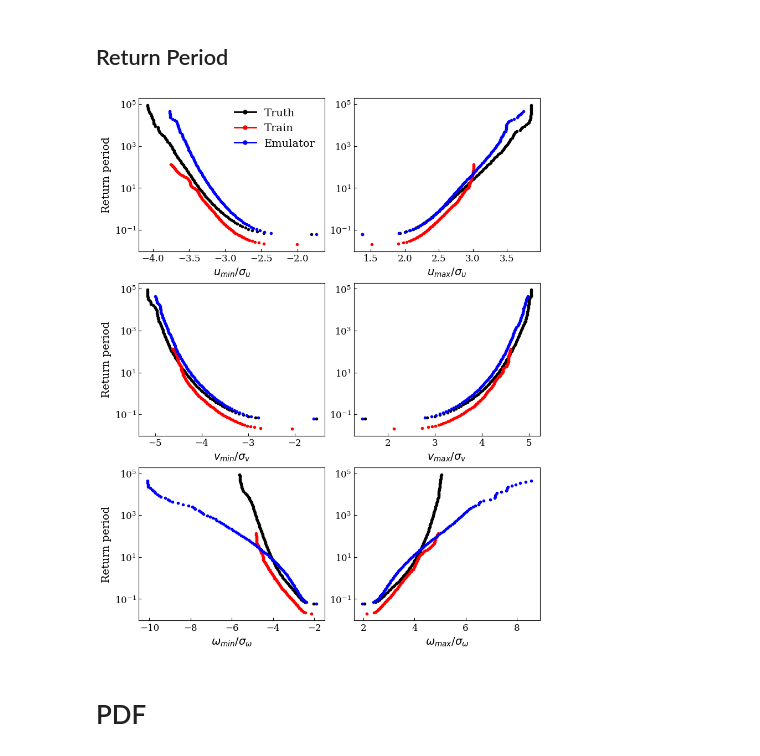
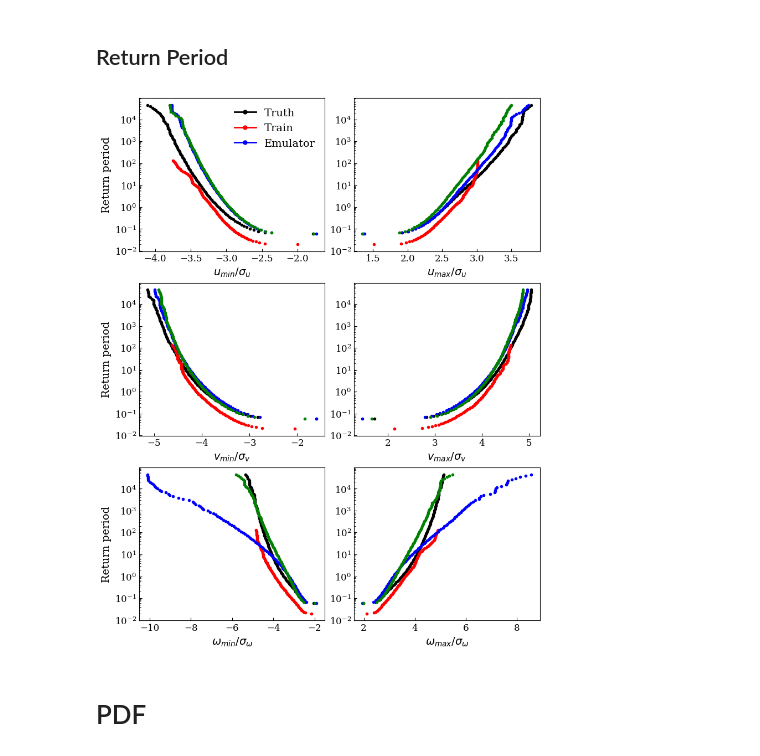
Before and after one commit to jshe2304/pruning-turbulence-vit, a Jupyter notebook: src/notebooks/long_analysis.ipynb, the cells around one changed output. Cells and saved outputs as stored; diff of their text form; code cells hidden in the pictures.

```diff
--- a/src/notebooks/long_analysis.ipynb
+++ b/src/notebooks/long_analysis.ipynb
@@ -14,12 +14,15 @@ from inference.plot_config import params, contourLevels, colormap
 analysis_dir_train = '/glade/derecho/scratch/dpatel/SSL-2DTurb/BASE/BASE_seed_0_2phase_1000epochs/analysis/train'
 analysis_dir_truth = '/glade/derecho/scratch/dpatel/SSL-2DTurb/TRUTH/IC1/analysis/truth'
 analysis_dir_base = '/glade/derecho/scratch/jshen/base/long_analyses'
-analysis_dir_58 = '/glade/derecho/scratch/jshen/prune_base/l1/long_analyses/42'
-analysis_dir_22 = '/glade/derecho/scratch/jshen/prune_base/l1/long_analyses/22.52'
+#analysis_dir_pruned_0 = '/glade/derecho/scratch/jshen/prune_base/l1_rollout_2/long_analyses/65.50/'
+#analysis_dir_74 = '/glade/derecho/scratch/jshen/prune_base/l1_rollout_2/long_analyses/73.89/'
+analysis_dir_pruned_1 = '/glade/derecho/scratch/jshen/prune_base/l1/long_analyses/25'
+analysis_dir_pruned_0 = '/glade/derecho/scratch/jshen/prune_base/l1/long_analyses/35'
+#analysis_dir_20 = '/glade/derecho/scratch/jshen/prune_base/attention_heads/long_analyses/20'
 
-analysis_dir_arr = [analysis_dir_truth, analysis_dir_train, analysis_dir_base, analysis_dir_58, analysis_dir_22]
+analysis_dir_arr = [analysis_dir_truth, analysis_dir_train, analysis_dir_base, analysis_dir_pruned_0, analysis_dir_pruned_1]
 
-label = [r"Truth", r"Train", r"0%", r"58%", r"78%"]
+label = [r"Truth", r"Train", r"Emulator", r"65% sparsity", r"75% sparsity"]
 colors = ['-k', '--r', '-.b', ':g', '-y']
 color=['k', 'r', 'b', 'g', 'y']
 
@@ -330,7 +334,7 @@ for i, analysis_dir in enumerate(analysis_dir_arr):
         acf_Omega = PC_acf_Omega[count]
 
         # Training data and emulation data are saved at different time steps
-        if analysis_dir == analysis_dir_emulator or analysis_dir == analysis_dir_truth:
+        if analysis_dir == analysis_dir_base or analysis_dir == analysis_dir_pruned or analysis_dir == analysis_dir_truth:
             time = np.linspace(0, acf_U['acf'].shape[0], acf_U['acf'].shape[0])
         else:
             time = np.linspace(0, acf_U['acf'].shape[0]/3, acf_U['acf'].shape[0])
@@ -451,37 +452,37 @@ for return_period_type in ['extremes']:
 
         axes[0,0].set_ylabel('Return period')
         axes[1,0].set_ylabel('Return period')
         axes[2,0].set_ylabel('Return period')
 
         if return_period_type == 'extremes':
             axes[0,0].set_xlabel(r'$u_{min}/\sigma_u$')
             axes[0,1].set_xlabel(r'$u_{max}/\sigma_u$')
             axes[1,0].set_xlabel(r'$v_{min}/\sigma_v$')
             axes[1,1].set_xlabel(r'$v_{max}/\sigma_v$')
             axes[2,0].set_xlabel(r'$\omega_{min}/\sigma_{\omega}$')
             axes[2,1].set_xlabel(r'$\omega_{max}/\sigma_{\omega}$')
 
         elif return_period_type == 'extremes_anom':
             axes[0,0].set_xlabel(r'$\left(u-\langle u\rangle\right)_{min}/\sigma_u$')
             axes[0,1].set_xlabel(r'$\left(u-\langle u\rangle\right)_{max}/\sigma_u$')
             axes[1,0].set_xlabel(r'$\left(v-\langle v\rangle\right)_{min}/\sigma_v$')
             axes[1,1].set_xlabel(r'$\left(v-\langle v\rangle\right)_{max}/\sigma_v$')
             axes[2,0].set_xlabel(r'$\left(\omega-\langle \omega\rangle\right)_{min}/\sigma_{\omega}$')
             axes[2,1].set_xlabel(r'$\left(\omega-\langle \omega\rangle\right)_{max}/\sigma_{\omega}$')
 
     # Use custom legend handles with dashed lines instead of marker symbols
     custom_lines = [
-        Line2D([0], [0], color=color[0], marker='o', lw=2, label=label[0]),
-        Line2D([0], [0], color=color[1], marker='o', lw=2, label=label[1]),
-        Line2D([0], [0], color=color[2], marker='o', lw=2, label=label[2])
+        plt.Line2D([0], [0], color=color[0], marker='o', lw=2, label=label[0]),
+        plt.Line2D([0], [0], color=color[1], marker='o', lw=2, label=label[1]),
+        plt.Line2D([0], [0], color=color[2], marker='o', lw=2, label=label[2])
     ]
     axes[0,0].legend(handles=custom_lines, frameon=False)
 
     # Save figure with different filenames for anom True/False
     if return_period_type == 'extremes_anom':
         plt.suptitle('Anomalies')
 # %% [output]
-[figure, old version]
+[figure, new version]
 # %% [markdown]
 # PDF
 # %%
```
Also changed, not shown: parts of 7 cells of this notebook, 27 other files.
